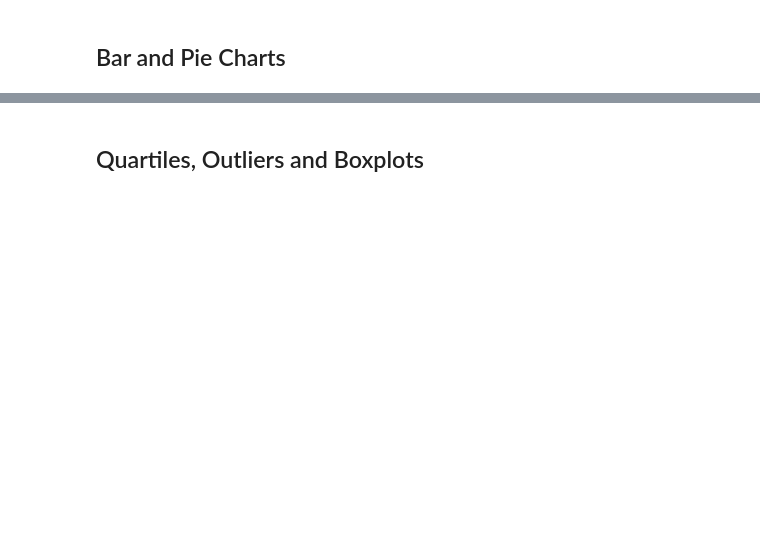
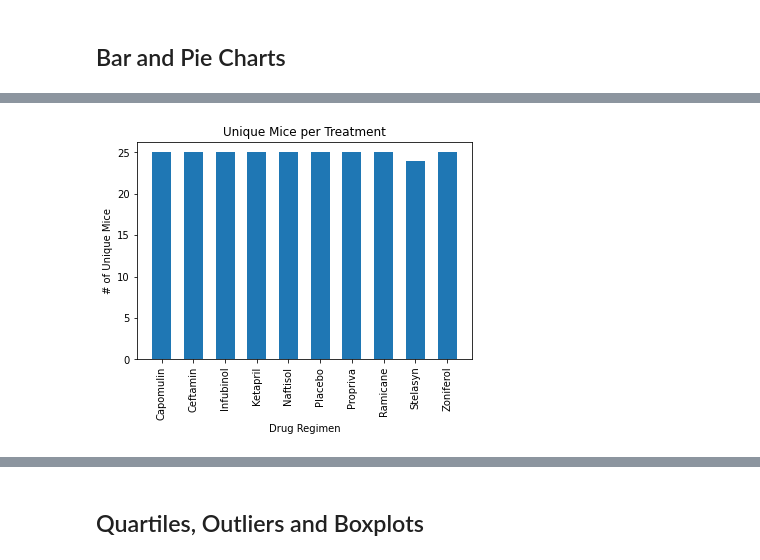
Before and after one commit to Enestvedt/matplotlib_challenge, a Jupyter notebook: Pymaceuticals/pymaceuticals_starter.ipynb, the cells around one changed output, grey strips where cells are left out. Cells and saved outputs as stored; diff of their text form; code cells hidden in the pictures; blank space fills up the shorter version.

```diff
--- a/Pymaceuticals/pymaceuticals_starter.ipynb
+++ b/Pymaceuticals/pymaceuticals_starter.ipynb
@@ -48,2 +206,11 @@ ModuleNotFoundError: No module named 'matplotlib'
 # %%
 # Generate a bar plot showing the total number of unique mice tested on each drug regimen using pyplot.
+
+plt.bar(mouse_count.index, mouse_count['Mouse ID'], width=.6)
+plt.title('Unique Mice per Treatment')
+plt.xlabel('Drug Regimen')
+plt.ylabel('# of Unique Mice')
+plt.xticks(rotation=90)
+plt.show()
+# %% [output]
+[figure, added]
```
Also changed, not shown: parts of 26 cells of this notebook.
